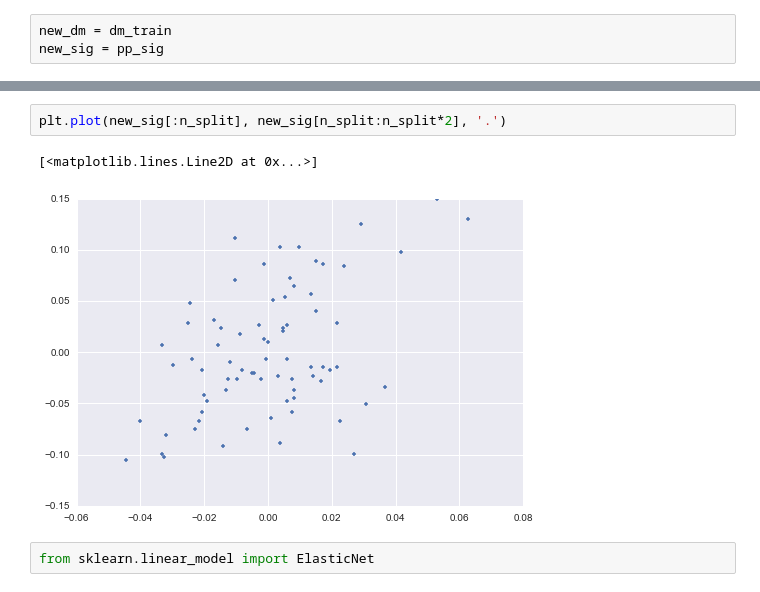
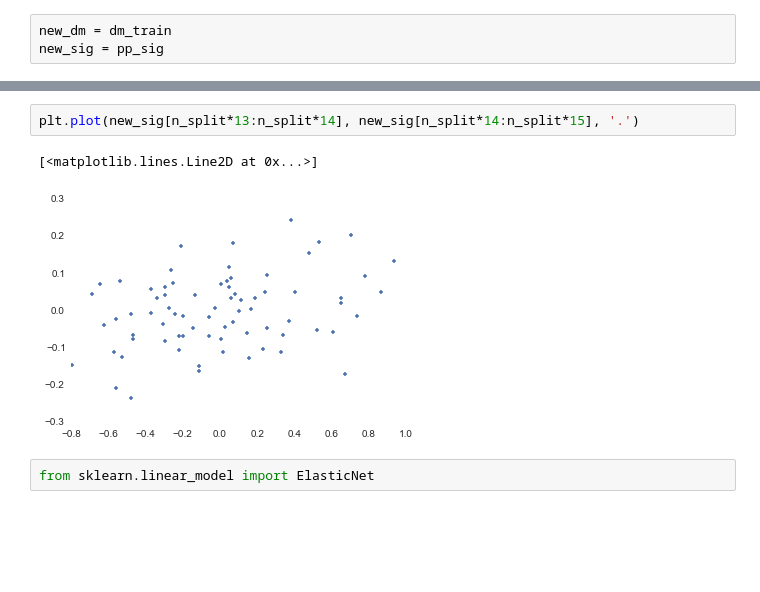
Before and after one commit to arokem/spat-cont, a Jupyter notebook: ipynb/analysis.ipynb, the cells around one changed output, grey strips where cells are left out. Drawn from its saved outputs; the diff is of its cells as text; blank space fills up the shorter version.

```diff
--- a/ipynb/analysis.ipynb
+++ b/ipynb/analysis.ipynb
@@ -86,8 +86,8 @@ plt.plot(X[0], X_prime[0], '.')
 # %%
-plt.plot(new_sig[:n_split], new_sig[n_split:n_split*2], '.')
+plt.plot(new_sig[n_split*13:n_split*14], new_sig[n_split*14:n_split*15], '.')
 # %% [output]
 [<matplotlib.lines.Line2D at 0x...>]
-[figure, old version]
+[figure, new version]
 # %%
 from sklearn.linear_model import ElasticNet
 # %%
```
Also changed, not shown: parts of 12 cells of this notebook, 2 other files.
